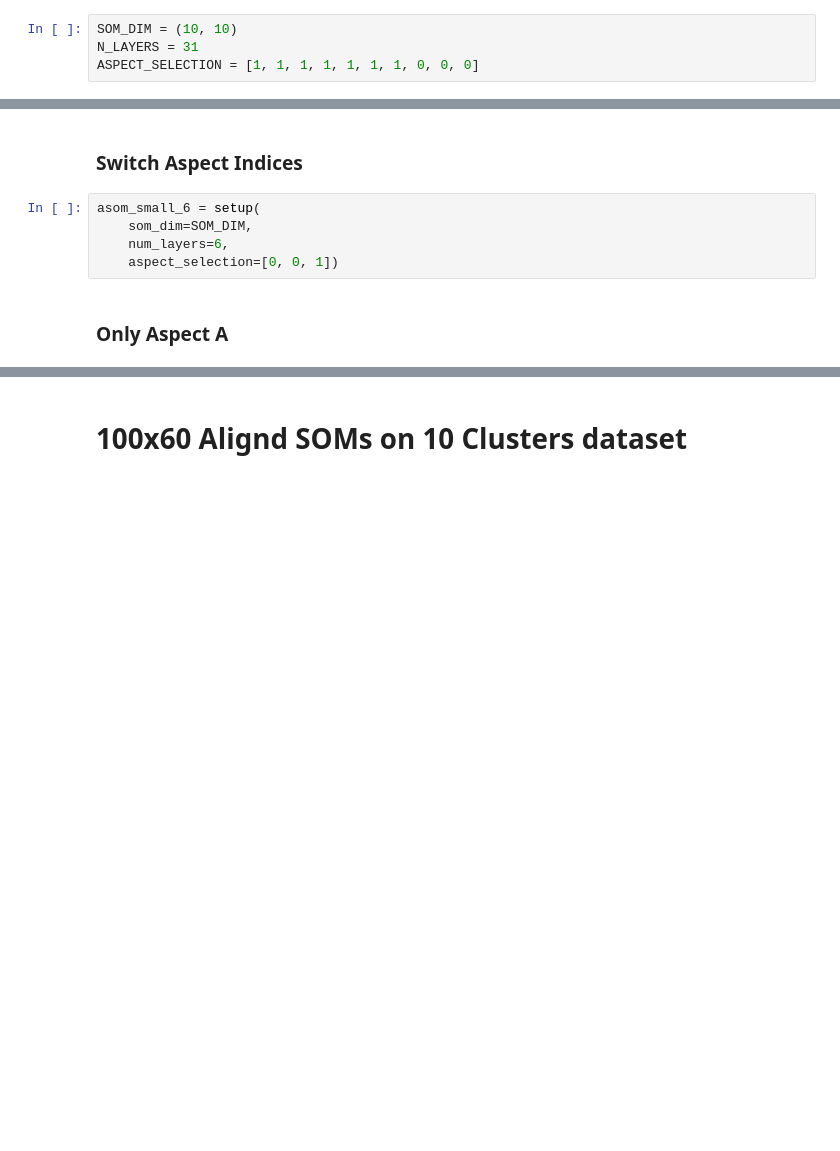
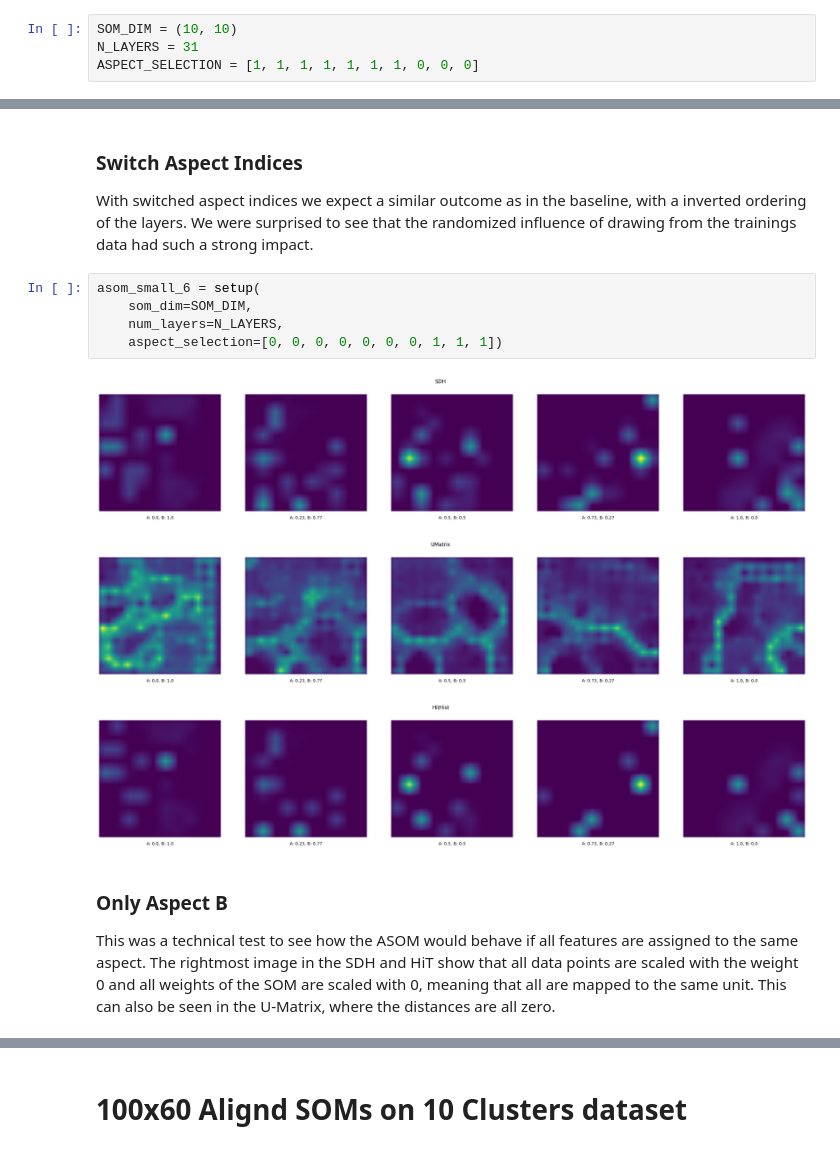
Before and after one commit to Znerual/AlignedSOM, a Jupyter notebook: notebooks/AlignedSOM_10clusters_formatted.ipynb, the cells around one changed output, grey strips where cells are left out. Saved outputs shown, nothing was run; the diff lists cells and outputs as text; blank space fills up the shorter version.

```diff
--- a/notebooks/AlignedSOM_10clusters_formatted.ipynb
+++ b/notebooks/AlignedSOM_10clusters_formatted.ipynb
@@ -119,12 +158,20 @@ asom_small_5 = setup(
 # %% [markdown]
 ### Switch Aspect Indices
+
+With switched aspect indices we expect a similar outcome as in the baseline, with a inverted ordering of the layers. We were surprised to see that the randomized influence of drawing from the trainings data had such a strong impact.
 # %%
 asom_small_6 = setup(
     som_dim=SOM_DIM,
-    num_layers=6,
-    aspect_selection=[0, 0, 1])
+    num_layers=N_LAYERS,
+    aspect_selection=[0, 0, 0, 0, 0, 0, 0, 1, 1, 1])
+# %% [output]
+[figure, added]
+[figure, added]
+[figure, added]
 # %% [markdown]
-### Only Aspect A
+### Only Aspect B
+
+This was a technical test to see how the ASOM would behave if all features are assigned to the same aspect. The rightmost image in the SDH and HiT show that all data points are scaled with the weight 0 and all weights of the SOM are scaled with 0, meaning that all are mapped to the same unit. This can also be seen in the U-Matrix, where the distances are all zero.
 # %%
 asom_small_7 = setup(
     som_dim=SOM_DIM,
```
Also changed, not shown: parts of 18 cells of this notebook.
